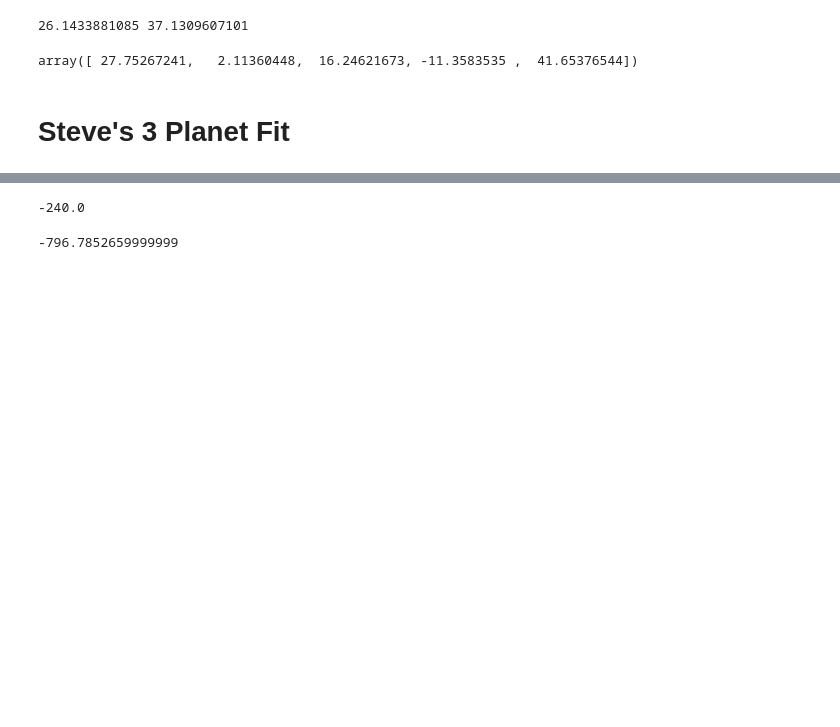
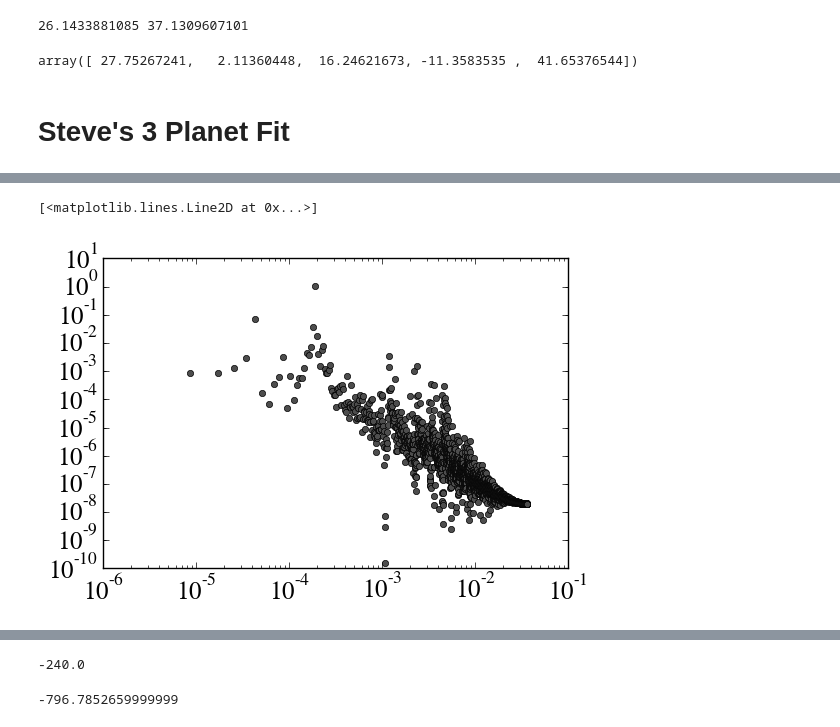
Before and after one commit to nomahen/musical-octo-goggles, a Jupyter notebook: HD1502_part2.ipynb, the cells around one changed output, grey strips where cells are left out. Saved outputs shown, nothing was run; the diff lists cells and outputs as text; code cells hidden in the pictures; blank space fills up the shorter version.

```diff
--- a/HD1502_part2.ipynb
+++ b/HD1502_part2.ipynb
@@ -514,0 +526,21 @@ HD1502.plot_RV(epoch=epoch)
+# %%
+# phi10, pomega_0, pomega_2 = result_3
+
+# M_0 = 62.77
+M_0 = 63.58
+# pomega_0 = 139.67
+pomega_0 = 138.62
+l_0 = M_0 + pomega_0
+
+# phi_10 = -808.72
+phi_10 = -814.30
+# phi_10 = result.x[0]
+# M_1 = 209.50
+M_1 = 233.98
+pomega_1 = (1./3.)*(-2*M_1 + 3*l_0 - phi_10)
+
+M_2 = 121.16
+# pomega_2 = 78.46
+pomega_2  = 82.17
+
+print pomega_1
@@ -526,0 +604,19 @@ HD1502.plot_phi(pert_ind=0,test_ind=1,p=2,q=1,periods=200)
+# %%
+N_phis = len(phi_arr)
+fft_phis = rfft(phi_arr)
+pow_phis = np.zeros(len(fft_phis))
+pow_phis[0] = np.abs(fft_phis[0])**2/N_phis**2
+
+for i in range(1,len(fft_phis)):
+        pow_phis[i] = 2*np.abs(fft_phis[i])**2/N_phis**2
+
+# freqs = 1./(np.linspace(0,N_phis/2,num=N_phis/2+1)/(N_phis*1))
+freqs = np.zeros(N_phis/2+1)
+nyq = 1./2./(time_arr[1]-time_arr[0])
+for n in range(0,N_phis/2):
+    freqs[n] = float(n)/N_phis/(time_arr[1] - time_arr[0])
+
+plt.loglog(freqs,pow_phis,linestyle=' ',marker='o',markersize=5,label="Long Profile")
+# %% [output]
+[<matplotlib.lines.Line2D at 0x...>]
+[figure, added]
```
Also changed, not shown: parts of 36 cells of this notebook, 1 other file.
